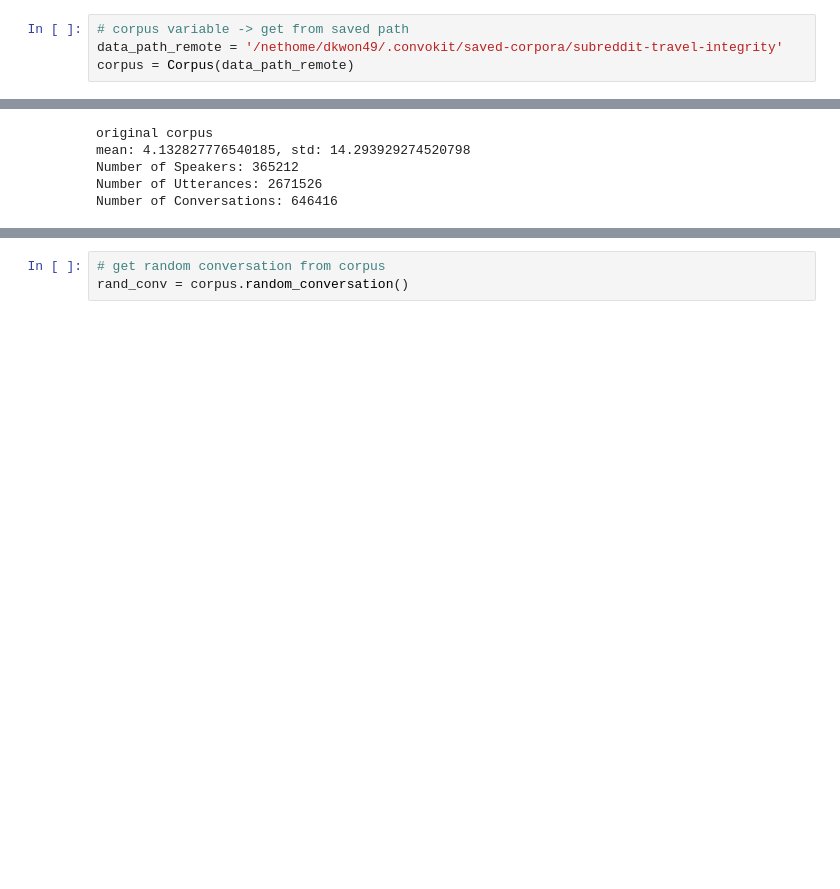
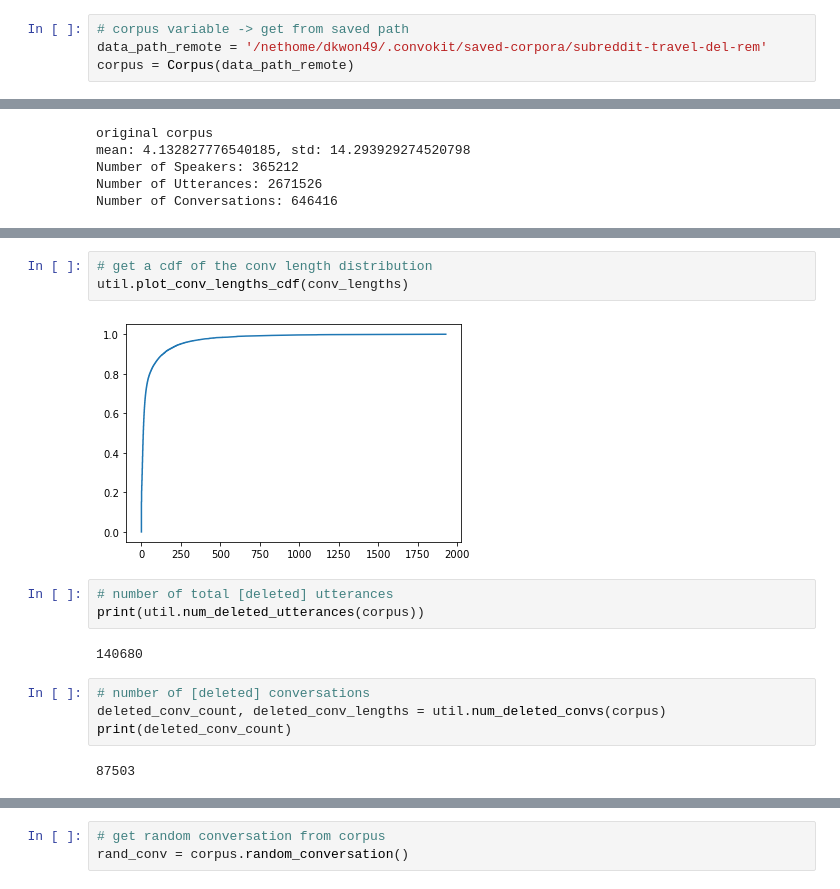
Before and after one commit to davidmkwon/reddit-summarization, a Jupyter notebook: data/travel.ipynb, the cells around one changed output, grey strips where cells are left out. Saved outputs shown, nothing was run; the diff lists cells and outputs as text; blank space fills up the shorter version.

Commit message:
more statis on corpus

```diff
--- a/data/travel.ipynb
+++ b/data/travel.ipynb
@@ -9,6 +13,6 @@ from importlib import reload
 # %%
 # corpus variable -> get from saved path
-data_path_remote = '/nethome/dkwon49/.convokit/saved-corpora/subreddit-travel-integrity'
+data_path_remote = '/nethome/dkwon49/.convokit/saved-corpora/subreddit-travel-del-rem'
 corpus = Corpus(data_path_remote)
 # %%
 # lambda filtering functions
@@ -38,2 +49,18 @@ util.plot_conv_lengths(conv_lengths, low=0, high=mean+std)
 # %% [output]
 [figure]
+# %%
+# get a cdf of the conv length distribution
+util.plot_conv_lengths_cdf(conv_lengths)
+# %% [output]
+[figure, added]
+# %%
+# number of total [deleted] utterances
+print(util.num_deleted_utterances(corpus))
+# %% [output]
+140680
+# %%
+# number of [deleted] conversations
+deleted_conv_count, deleted_conv_lengths = util.num_deleted_convs(corpus)
+print(deleted_conv_count)
+# %% [output]
+87503
```
Also changed, not shown: parts of 33 cells of this notebook, 2 other files.
